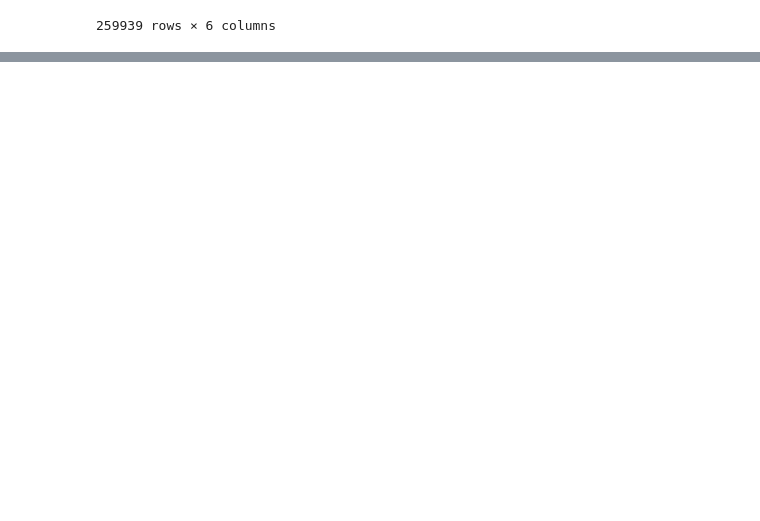
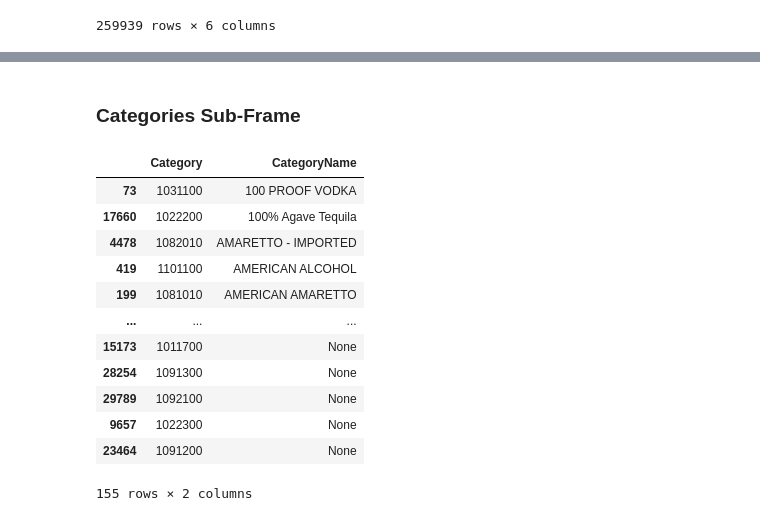
Before and after one commit to douglaju/Iowa-College-Towns-Liquor-Sales, a Jupyter notebook: split_db.ipynb, the cells around one changed output, grey strips where cells are left out. Drawn from its saved outputs; the diff is of its cells as text; code cells hidden in the pictures; blank space fills up the shorter version.

```diff
--- a/split_db.ipynb
+++ b/split_db.ipynb
@@ -690,0 +753,2 @@ ddf.to_csv('./data/store.csv')
+# %% [markdown]
+### Categories Sub-Frame
@@ -690,0 +761,27 @@ ddf.to_csv('./data/store.csv')
+# %%
+ddf = ddf.drop_duplicates().compute()
+# %%
+#rename columns
+ddf.columns = ['Category', 'CategoryName']
+# %%
+#convert category to integer type and fills na's as 9999999
+ddf.loc[:, 'Category'] = ddf['Category'].fillna(9999999).astype(int)
+# %%
+#sort by category name
+ddf = ddf.sort_values(by='CategoryName')
+# %%
+ddf
+# %% [output]
+|  | Category | CategoryName |
+| 73 | 1031100 | 100 PROOF VODKA |
+| 17660 | 1022200 | 100% Agave Tequila |
+| 4478 | 1082010 | AMARETTO - IMPORTED |
+| 419 | 1101100 | AMERICAN ALCOHOL |
+| 199 | 1081010 | AMERICAN AMARETTO |
+| ... | ... | ... |
+| 15173 | 1011700 | None |
+| 28254 | 1091300 | None |
+| 29789 | 1092100 | None |
+| 9657 | 1022300 | None |
+| 23464 | 1091200 | None |
+155 rows × 2 columns
```
Also changed, not shown: parts of 22 cells of this notebook.
